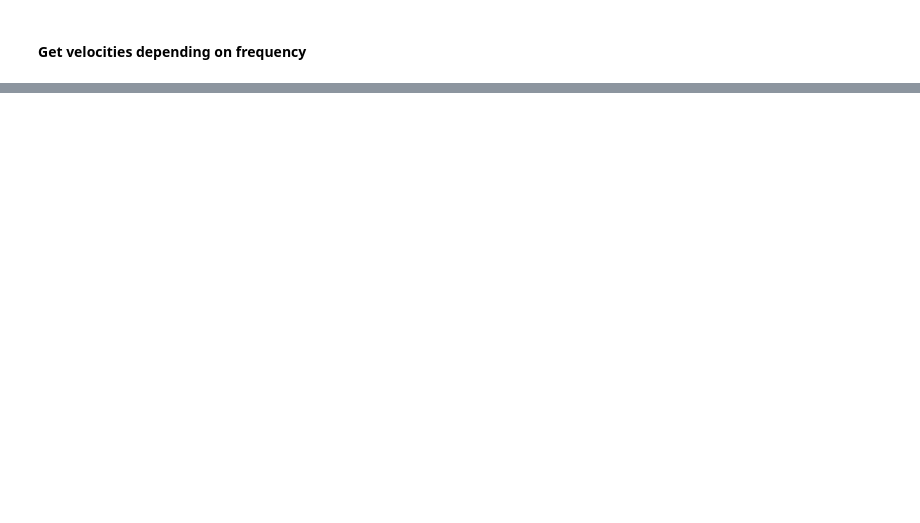
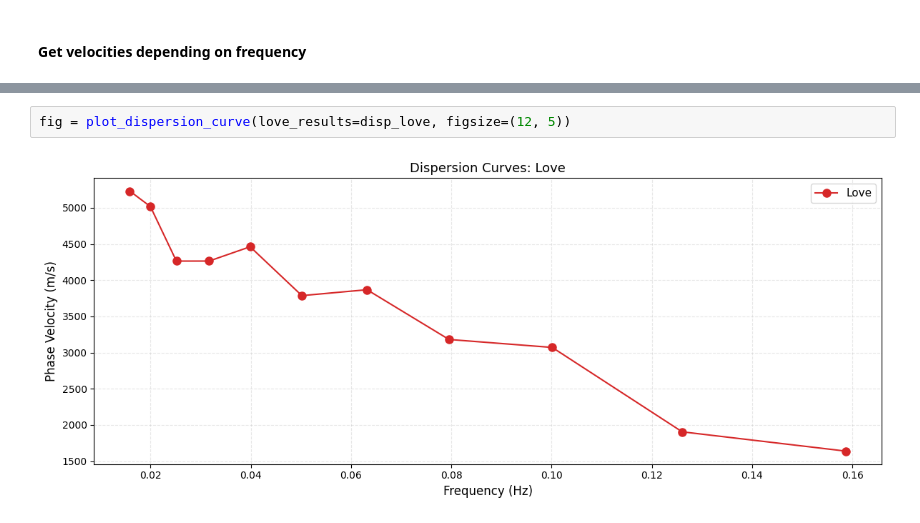
Before and after one commit to andbrocode/SixDegreesOfFreedom, a Jupyter notebook: examples/XGring_analysis_demo0.ipynb, the cells around one changed output, grey strips where cells are left out. Saved outputs shown, nothing was run; the diff lists cells and outputs as text; blank space fills up the shorter version.

```diff
--- a/examples/XGring_analysis_demo0.ipynb
+++ b/examples/XGring_analysis_demo0.ipynb
@@ -343,0 +347,4 @@ fig, disp_love = plot_trace_dispersion(
+# %%
+fig = plot_dispersion_curve(love_results=disp_love, figsize=(12, 5))
+# %% [output]
+[figure, added]
```
Also changed, not shown: parts of 5 cells of this notebook, 9 other files.
